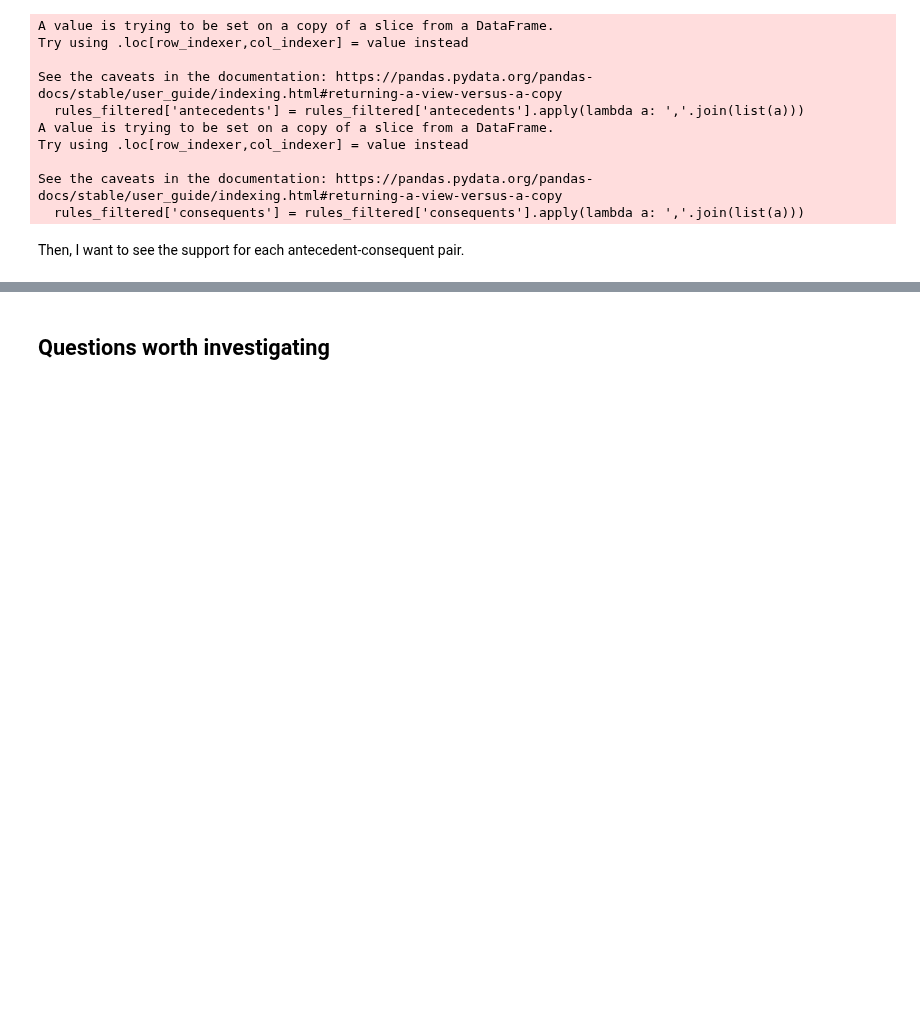
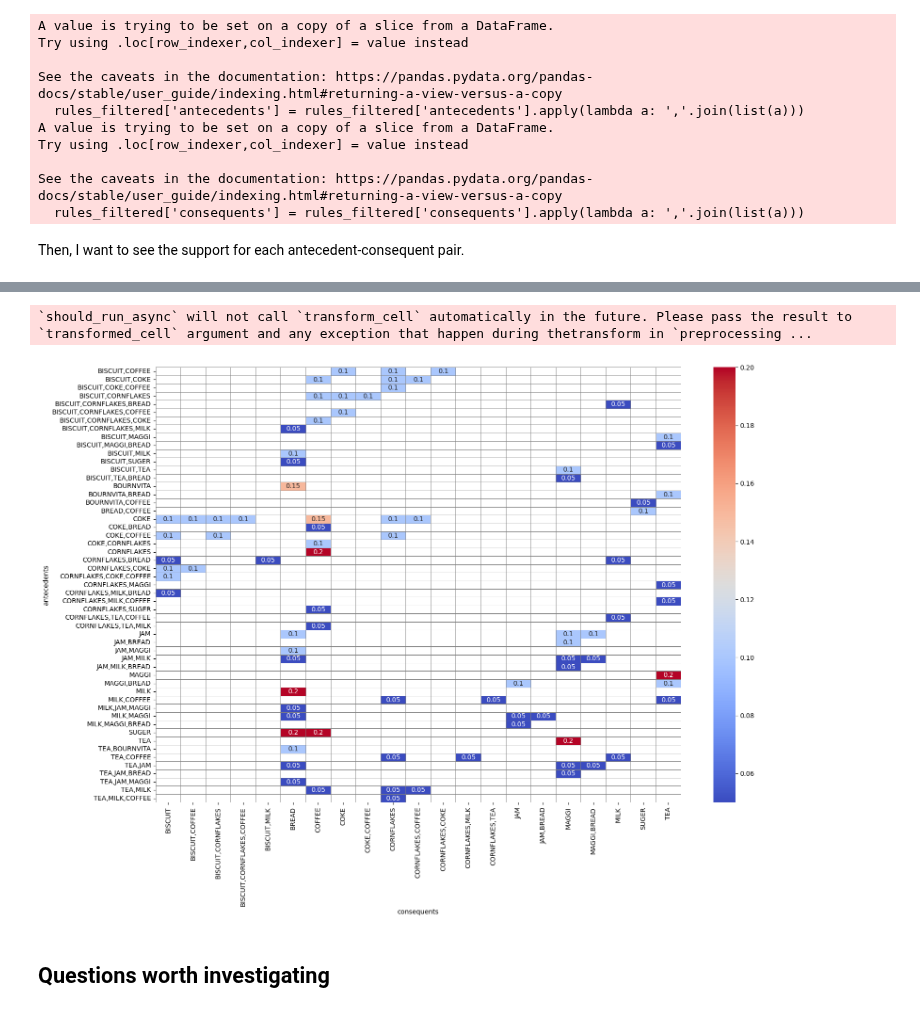
Before and after one commit to elhamod/BA820, a Jupyter notebook: Hands-on/01-association-rules/association_rules.ipynb, the cells around one changed output, grey strips where cells are left out. Cells and saved outputs as stored; diff of their text form; code cells hidden in the pictures; blank space fills up the shorter version.

```diff
--- a/Hands-on/01-association-rules/association_rules.ipynb
+++ b/Hands-on/01-association-rules/association_rules.ipynb
@@ -249,3 +239,15 @@ fig.show()
+# %%
+support_table = rules_filtered.pivot(index='antecedents', columns='consequents',
+values='support')
+
+import seaborn as sns
+import matplotlib.pyplot as plt
+plt.figure(figsize=(18, 12))  # Adjust the width and height
+sns.heatmap(support_table, annot=True, linewidths=0.5, linecolor='gray', cmap='coolwarm')
+plt.show()
+# %% [output]
+`should_run_async` will not call `transform_cell` automatically in the future. Please pass the result to `transformed_cell` argument and any exception that happen during thetransform in `preprocessing ...
+[figure, added]
 # %% [markdown]
 ## Questions worth investigating
 # %% [markdown]
```
Also changed, not shown: parts of 1 cell of this notebook.
